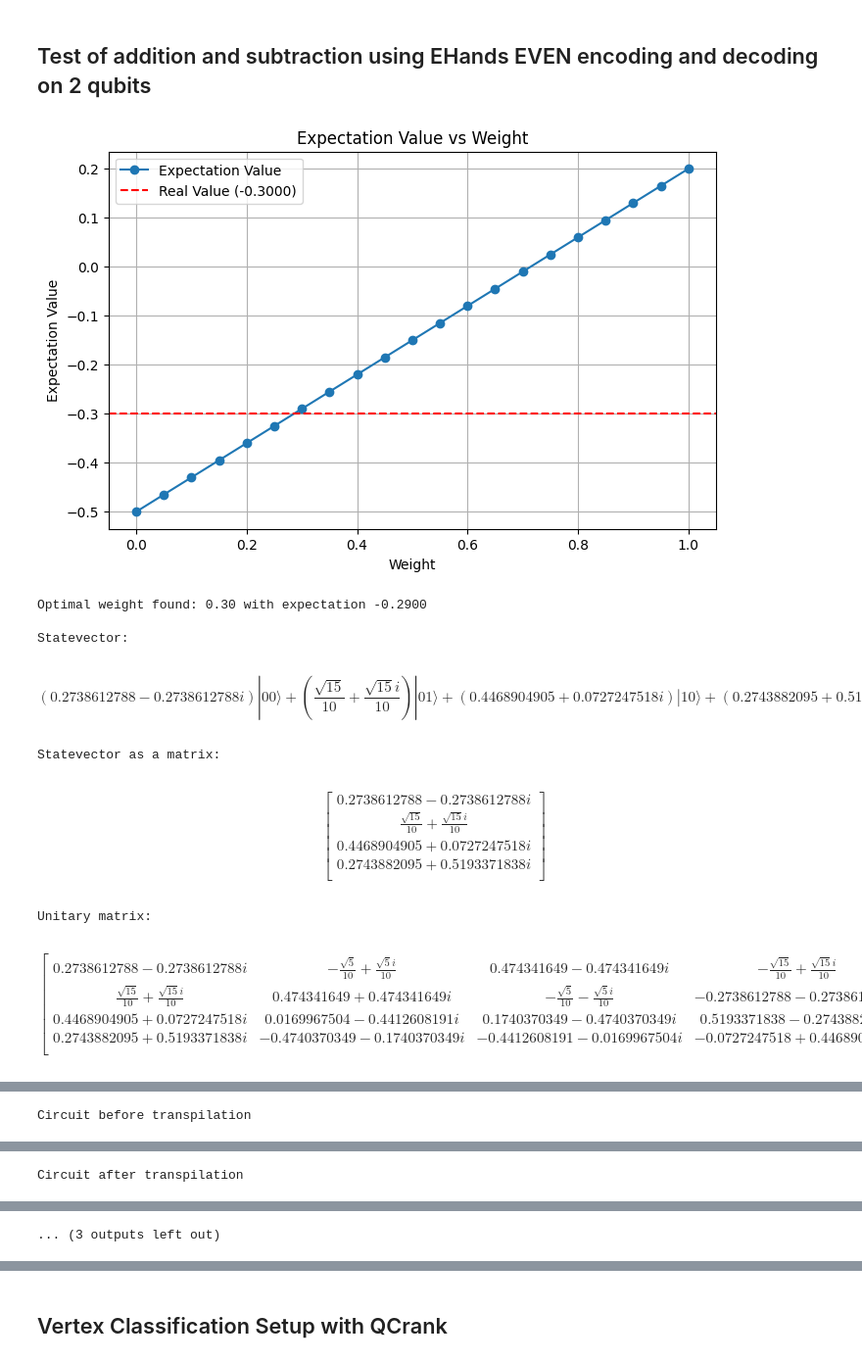
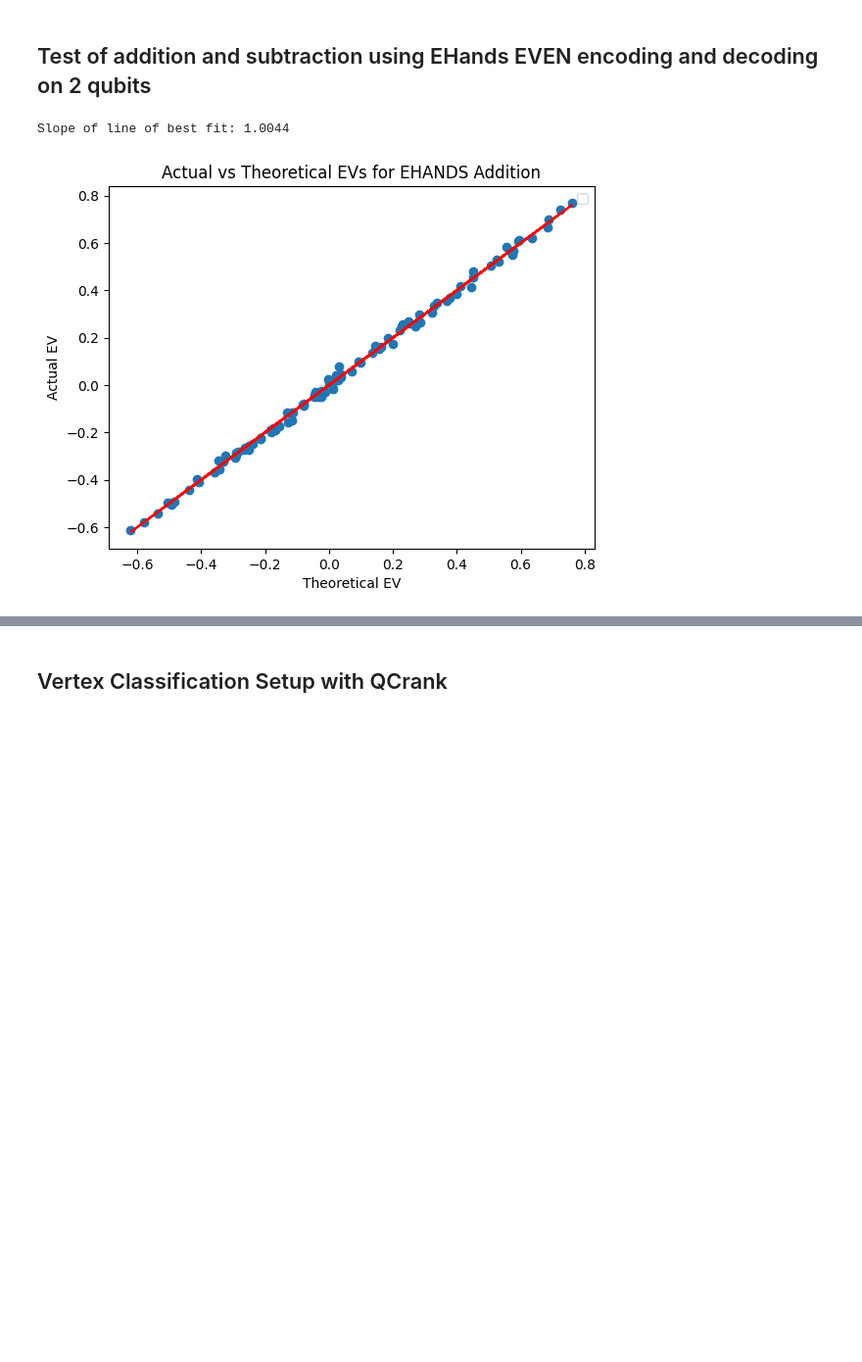
Before and after one commit to Burned357Waffles/Marching-Qubes-Thesis, a Jupyter notebook: ehands_qcrank_vertex_classification.ipynb, the cells around one changed output, grey strips where cells are left out. Shown at 98% size. Drawn from its saved outputs; the diff is of its cells as text; code cells hidden in the pictures; blank space fills up the shorter version.

Commit message:
added better visualizations

```diff
--- a/ehands_qcrank_vertex_classification.ipynb
+++ b/ehands_qcrank_vertex_classification.ipynb
@@ -141,9 +155,6 @@ def ehands_addition(qc, q_a, q_b, weight, negation=False):
     :param negation: If True, negate the second qubit before addition
 
     :return: QuantumCircuit with the eHANDS addition applied
-
-    put offset into the weight
-
     """
     alpha = np.arccos(1 - 2 * weight)
 
@@ -233,24 +185,31 @@ def test_ehands_addition(x0, x1, negation):
     qc1.ry(np.arccos(x0), 0)
     qc1.ry(np.arccos(x1), 1)
 
-    w = find_optimal_W(qc1, x0, x1, negation=negation, simulate=False)
+    # Equal weighting of inputs
+    w = 0.5
 
     qc1 = ehands_addition(qc1, 0, 1, w, negation=negation)
 
     # Display the circuit and statevector
-    state = display_statevector(qc1)
+    #state = display_statevector(qc1)
+    state = Statevector.from_instruction(qc1)
 
     qc_meas = qc1.copy()
     qc_meas.measure(0, 0)
 
     # Run simulation
     n_shots = 2**12
-    counts = run_sim_job(qc_meas, n_shots=n_shots, verbose=True)
+    counts = run_sim_job(qc_meas, n_shots=n_shots, verbose=False)
 
     # Compute actual EV from measurement
+    ev_actual = 0
     ev_actual = (counts.get('0', 0) - counts.get('1', 0)) / n_shots
 
     # Compute theoretical EV using weighted sum
+    ev_theory = 0
+    ev_theory = state.expectation_value(Pauli('Z'), [0])
+
+    """
     if negation:
         ev_theory = w*x0 - (1-w)*x1
     else:
@@ -259,30 +218,24 @@ def test_ehands_addition(x0, x1, negation):
     print(f"Actual EV of qubit 0: {ev_actual:.4f}")
     print(f"Theoretical EV (weighted sum): {ev_theory:.4f}")
     print(f"EV from statevector: {state.expectation_value(Pauli('Z'), [0]):.4f}")
-    print(f"Real value (x0 {'-' if negation else '+'} x1): {x0 - x1 if negation else x0 + x1:.4f}")
+    """
+
+    return ev_actual, ev_theory
 # %%
-test_ehands_addition(0.2, 0.5, negation=True)
+actual_evs = []
+theoretical_evs = []
+
+for _ in range(100):
+    input_values = (random.uniform(-0.99, 0.99), random.uniform(-0.99, 0.99), random.choice([True, False]))
+    #print(f"Testing with input values: {input_values}")
+    ev_actual, ev_theory = test_ehands_addition(input_values[0], input_values[1], negation=input_values[2])
+    actual_evs.append(ev_actual)
+    theoretical_evs.append(ev_theory)
+
+title = 'Actual vs Theoretical EVs for EHANDS Addition'
+x_label = 'Theoretical EV'
+y_label = 'Actual EV'
+plot_residuals(actual_evs, theoretical_evs, title, x_label, y_label)
 # %% [output]
+Slope of line of best fit: 1.0044
-[figure, old version]
+[figure, new version]
-Optimal weight found: 0.30 with expectation -0.2900
-
-Statevector:
-$$(0.2738612788 - 0.2738612788 i) |00\rangle+(\frac{\sqrt{15}}{10} + \frac{\sqrt{15} i}{10}) |01\rangle+(0.4468904905 + 0.0727247518 i) |10\rangle+(0.2743882095 + 0.5193371838 i) |11\rangle$$
-Statevector as a matrix:
-$$
-\begin{bmatrix}
-0.2738612788 - 0.2738612788 i  \\
- \frac{\sqrt{15}}{10} + \frac{\sqrt{15} i}{10}  \\
- 0.4468904905 + 0.0727247518 i  \\
- 0.2743882095 + 0.5193371838 i  \\
- \end{bmatrix}
-$$
-Unitary matrix:
-$$
-\begin{bmatrix}
-0.2738612788 - 0.2738612788 i & - \frac{\sqrt{5}}{10} + \frac{\sqrt{5} i}{10} & 0.474341649 - 0.474341649 i & - \frac{\sqrt{15}}{10} + \frac{\sqrt{15} i}{10}  \\
- \frac{\sqrt{15}}{10} + \frac{\sqrt{15} i}{10} & 0.474341649 + 0.474341649 i & - \frac{\sqrt{5}}{10} - \frac{\sqrt{5} i}{10} & -0.2738612788 - 0.2738612788 i  \\
- 0.4468904905 + 0.0727247518 i & 0.0169967504 - 0.4412608191 i & 0.1740370349 - 0.4740370349 i & 0.5193371838 - 0.2743882095 i  \\
- 0.2743882095 + 0.5193371838 i & -0.4740370349 - 0.1740370349 i & -0.4412608191 - 0.0169967504 i & -0.0727247518 + 0.4468904905 i  \\
- \end{bmatrix}
-$$
@@ -290 +241,0 @@ $$
-Circuit before transpilation
@@ -292 +241,0 @@ Circuit before transpilation
-Circuit after transpilation
@@ -294 +241,0 @@ Circuit after transpilation
-... (3 outputs left out)
```
Also changed, not shown: parts of 10 cells of this notebook.
